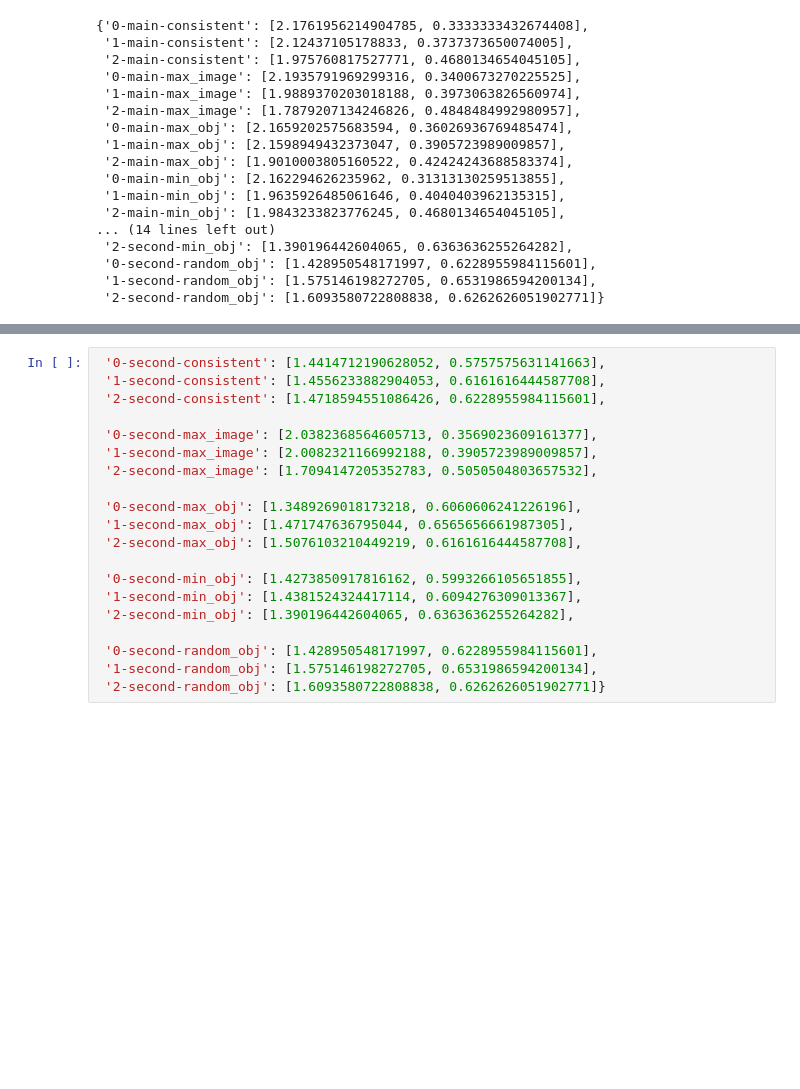
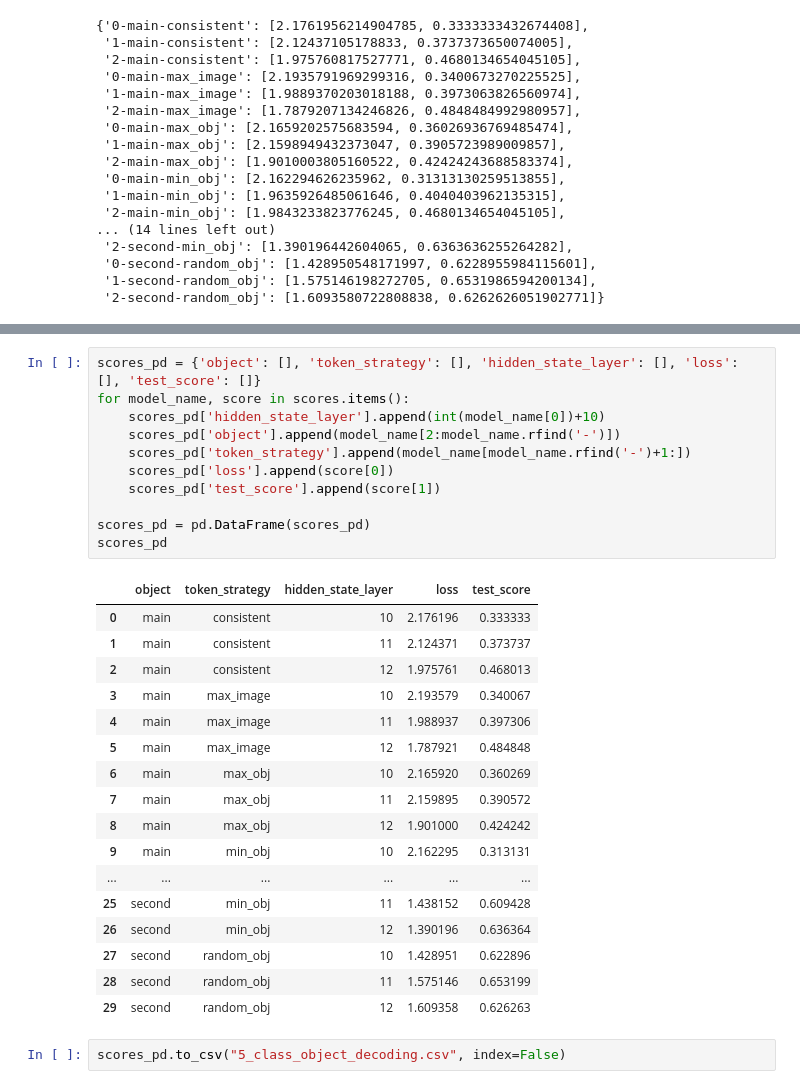
Before and after one commit to bodias/vision-transformers-analysis, a Jupyter notebook: sample_image_captioning/decoding_taks.ipynb, the cells around one changed output, grey strips where cells are left out. Cells and saved outputs as stored; diff of their text form; blank space fills up the shorter version.

Commit message:
added better formatting for the first decoding task

```diff
--- a/sample_image_captioning/decoding_taks.ipynb
+++ b/sample_image_captioning/decoding_taks.ipynb
@@ -279,20 +322,31 @@ test_scores
 # %%
- '0-second-consistent': [1.4414712190628052, 0.5757575631141663],
- '1-second-consistent': [1.4556233882904053, 0.6161616444587708],
- '2-second-consistent': [1.4718594551086426, 0.6228955984115601],
+scores_pd = {'object': [], 'token_strategy': [], 'hidden_state_layer': [], 'loss': [], 'test_score': []}
+for model_name, score in scores.items():
+    scores_pd['hidden_state_layer'].append(int(model_name[0])+10)
+    scores_pd['object'].append(model_name[2:model_name.rfind('-')])
+    scores_pd['token_strategy'].append(model_name[model_name.rfind('-')+1:])
+    scores_pd['loss'].append(score[0])
+    scores_pd['test_score'].append(score[1])
 
- '0-second-max_image': [2.0382368564605713, 0.3569023609161377],
- '1-second-max_image': [2.0082321166992188, 0.3905723989009857],
- '2-second-max_image': [1.7094147205352783, 0.5050504803657532],
-
- '0-second-max_obj': [1.3489269018173218, 0.6060606241226196],
- '1-second-max_obj': [1.471747636795044, 0.6565656661987305],
- '2-second-max_obj': [1.5076103210449219, 0.6161616444587708],
-
- '0-second-min_obj': [1.4273850917816162, 0.5993266105651855],
- '1-second-min_obj': [1.4381524324417114, 0.6094276309013367],
- '2-second-min_obj': [1.390196442604065, 0.6363636255264282],
-
- '0-second-random_obj': [1.428950548171997, 0.6228955984115601],
- '1-second-random_obj': [1.575146198272705, 0.6531986594200134],
- '2-second-random_obj': [1.6093580722808838, 0.6262626051902771]}
+scores_pd = pd.DataFrame(scores_pd)
+scores_pd
+# %% [output]
+|  | object | token_strategy | hidden_state_layer | loss | test_score |
+| 0 | main | consistent | 10 | 2.176196 | 0.333333 |
+| 1 | main | consistent | 11 | 2.124371 | 0.373737 |
+| 2 | main | consistent | 12 | 1.975761 | 0.468013 |
+| 3 | main | max_image | 10 | 2.193579 | 0.340067 |
+| 4 | main | max_image | 11 | 1.988937 | 0.397306 |
+| 5 | main | max_image | 12 | 1.787921 | 0.484848 |
+| 6 | main | max_obj | 10 | 2.165920 | 0.360269 |
+| 7 | main | max_obj | 11 | 2.159895 | 0.390572 |
+| 8 | main | max_obj | 12 | 1.901000 | 0.424242 |
+| 9 | main | min_obj | 10 | 2.162295 | 0.313131 |
+| ... | ... | ... | ... | ... | ... |
+| 25 | second | min_obj | 11 | 1.438152 | 0.609428 |
+| 26 | second | min_obj | 12 | 1.390196 | 0.636364 |
+| 27 | second | random_obj | 10 | 1.428951 | 0.622896 |
+| 28 | second | random_obj | 11 | 1.575146 | 0.653199 |
+| 29 | second | random_obj | 12 | 1.609358 | 0.626263 |
+# %%
+scores_pd.to_csv("5_class_object_decoding.csv", index=False)
```
Also changed, not shown: parts of 2 cells of this notebook, 1 other file.
